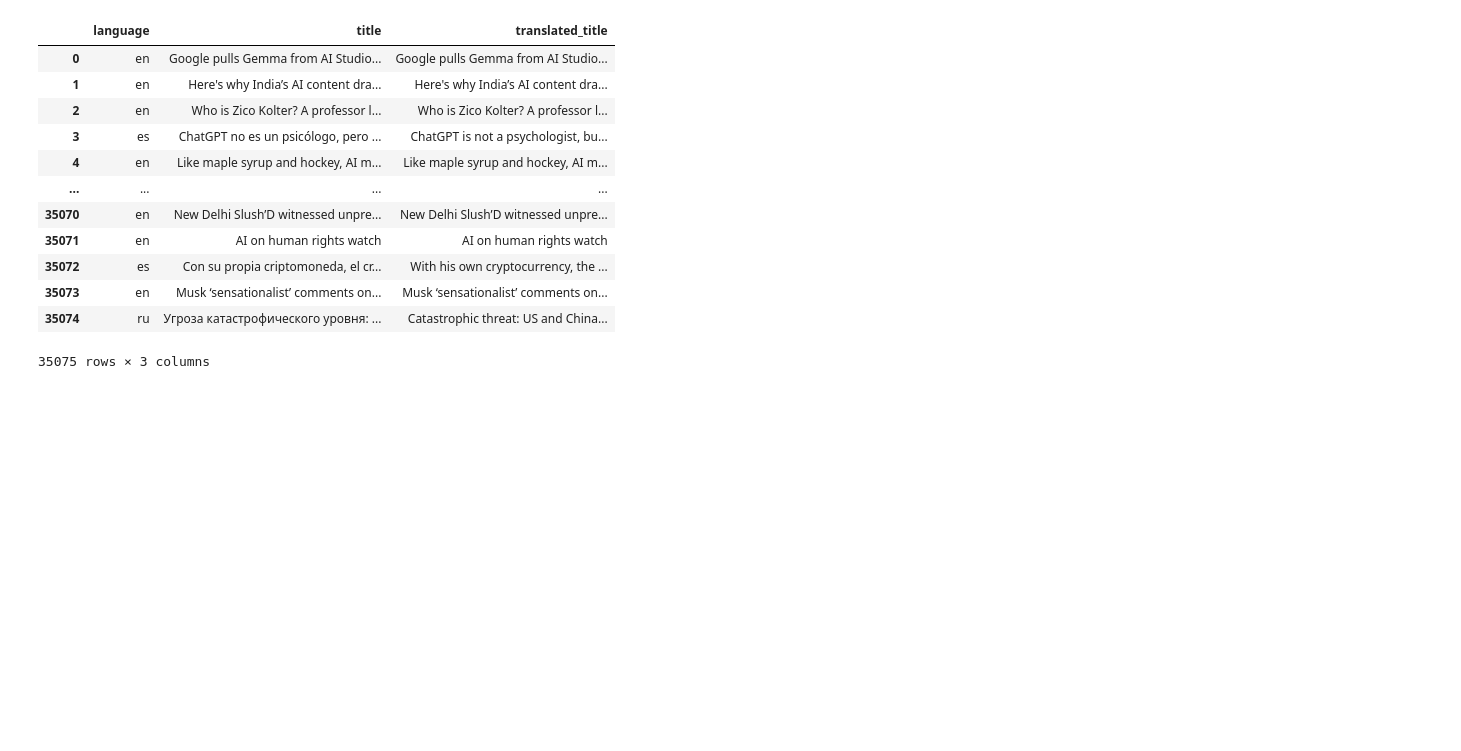
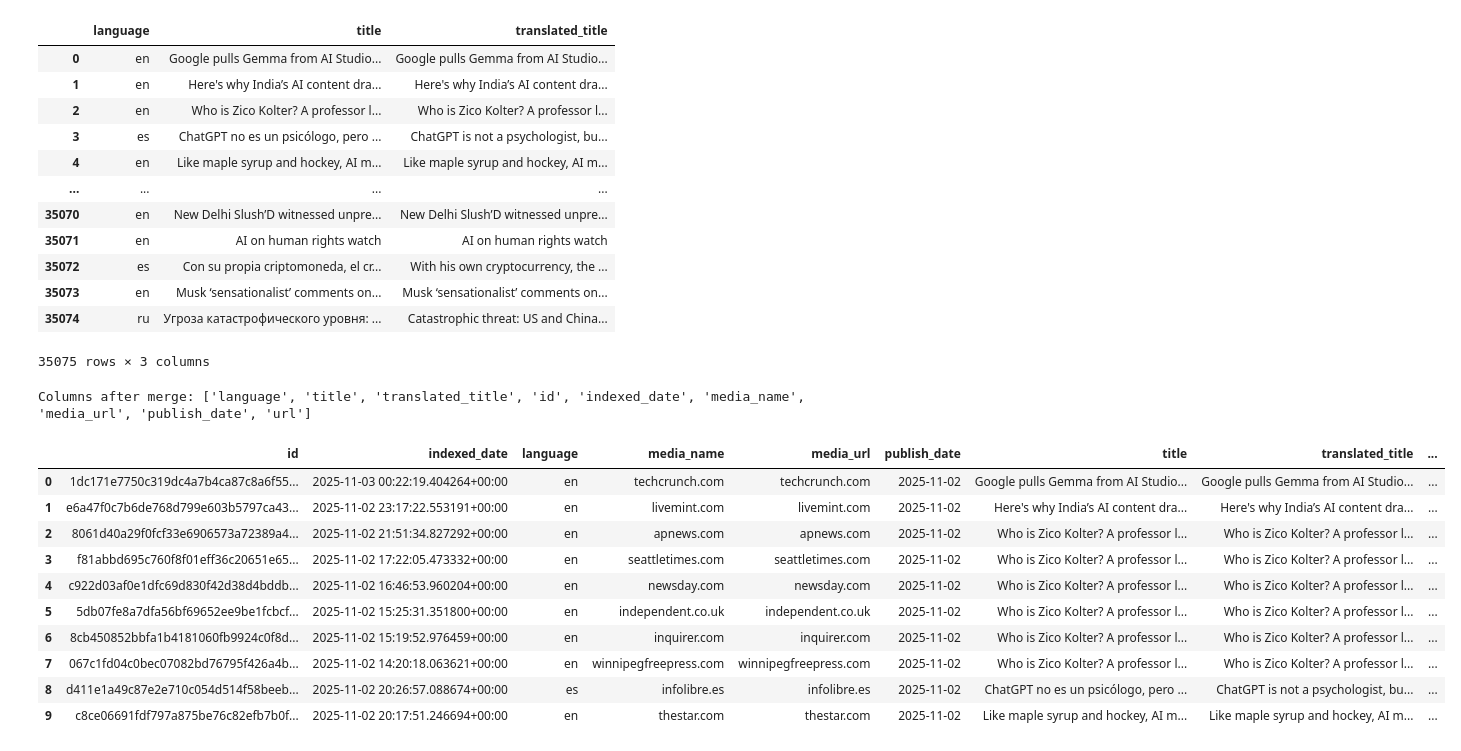
Before and after one commit to amirzon10/AI-Regulation-Discourse-in-News-A-Longitudinal-Study-Post-ChatGPT-2020-2025-, a Jupyter notebook: language_translation.ipynb, the cells around one changed output. Saved outputs shown, nothing was run; the diff lists cells and outputs as text; code cells hidden in the pictures; blank space fills up the shorter version.

Commit message:
Add original dataset columns to translated output

```diff
--- a/language_translation.ipynb
+++ b/language_translation.ipynb
@@ -214,3 +214,40 @@ translated_df
 | 35073 | en | Musk ‘sensationalist’ comments on... | Musk ‘sensationalist’ comments on... |
 | 35074 | ru | Угроза катастрофического уровня: ... | Catastrophic threat: US and China... |
 35075 rows × 3 columns
+# %%
+# merge back all columns from the original dataset
+translated_with_all_columns = translated_df.merge(
+    df[['id', 'indexed_date', 'language', 'media_name', 'media_url', 'publish_date', 'title', 'url']],
+    on=['language', 'title'],
+    how='left'
+)
+
+# First, let's see what columns we have
+print("Columns after merge:", translated_with_all_columns.columns.tolist())
+# %% [output]
+Columns after merge: ['language', 'title', 'translated_title', 'id', 'indexed_date', 'media_name', 'media_url', 'publish_date', 'url']
+# %%
+# Reorder the columns to put ID first
+desired_order = [
+    'id', 'indexed_date', 'language', 'media_name', 'media_url','publish_date',
+    'title', 'translated_title', 'url'
+]
+# Reorder the dataframe
+translated_with_all_columns = translated_with_all_columns[desired_order]
+
+# Save the updated file
+translated_with_all_columns.to_csv(output_file, index=False)
+
+translated_with_all_columns.head(10)
+# %% [output]
+|  | id | indexed_date | language | media_name | media_url | publish_date | title | translated_title | ... |
+| 0 | 1dc171e7750c319dc4a7b4ca87c8a6f55... | 2025-11-03 00:22:19.404264+00:00 | en | techcrunch.com | techcrunch.com | 2025-11-02 | Google pulls Gemma from AI Studio... | Google pulls Gemma from AI Studio... | ... |
+| 1 | e6a47f0c7b6de768d799e603b5797ca43... | 2025-11-02 23:17:22.553191+00:00 | en | livemint.com | livemint.com | 2025-11-02 | Here's why India’s AI content dra... | Here's why India’s AI content dra... | ... |
+| 2 | 8061d40a29f0fcf33e6906573a72389a4... | 2025-11-02 21:51:34.827292+00:00 | en | apnews.com | apnews.com | 2025-11-02 | Who is Zico Kolter? A professor l... | Who is Zico Kolter? A professor l... | ... |
+| 3 | f81abbd695c760f8f01eff36c20651e65... | 2025-11-02 17:22:05.473332+00:00 | en | seattletimes.com | seattletimes.com | 2025-11-02 | Who is Zico Kolter? A professor l... | Who is Zico Kolter? A professor l... | ... |
+| 4 | c922d03af0e1dfc69d830f42d38d4bddb... | 2025-11-02 16:46:53.960204+00:00 | en | newsday.com | newsday.com | 2025-11-02 | Who is Zico Kolter? A professor l... | Who is Zico Kolter? A professor l... | ... |
+| 5 | 5db07fe8a7dfa56bf69652ee9be1fcbcf... | 2025-11-02 15:25:31.351800+00:00 | en | independent.co.uk | independent.co.uk | 2025-11-02 | Who is Zico Kolter? A professor l... | Who is Zico Kolter? A professor l... | ... |
+| 6 | 8cb450852bbfa1b4181060fb9924c0f8d... | 2025-11-02 15:19:52.976459+00:00 | en | inquirer.com | inquirer.com | 2025-11-02 | Who is Zico Kolter? A professor l... | Who is Zico Kolter? A professor l... | ... |
+| 7 | 067c1fd04c0bec07082bd76795f426a4b... | 2025-11-02 14:20:18.063621+00:00 | en | winnipegfreepress.com | winnipegfreepress.com | 2025-11-02 | Who is Zico Kolter? A professor l... | Who is Zico Kolter? A professor l... | ... |
+| 8 | d411e1a49c87e2e710c054d514f58beeb... | 2025-11-02 20:26:57.088674+00:00 | es | infolibre.es | infolibre.es | 2025-11-02 | ChatGPT no es un psicólogo, pero ... | ChatGPT is not a psychologist, bu... | ... |
+| 9 | c8ce06691fdf797a875be76c82efb7b0f... | 2025-11-02 20:17:51.246694+00:00 | en | thestar.com | thestar.com | 2025-11-02 | Like maple syrup and hockey, AI m... | Like maple syrup and hockey, AI m... | ... |
```
